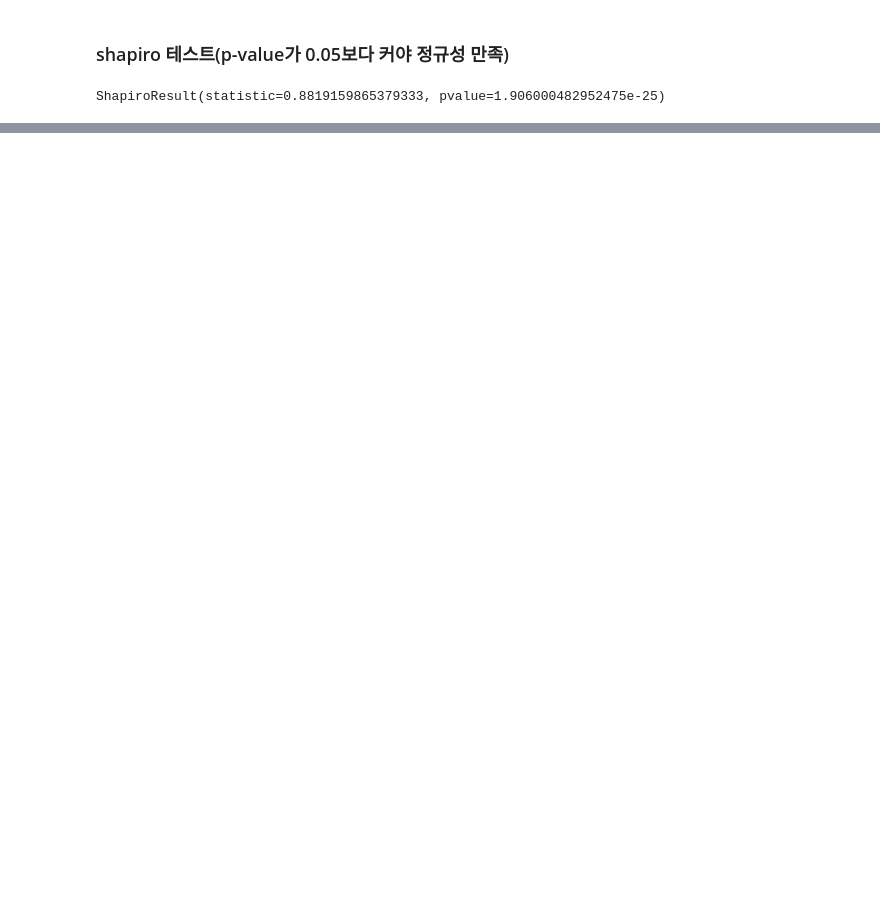
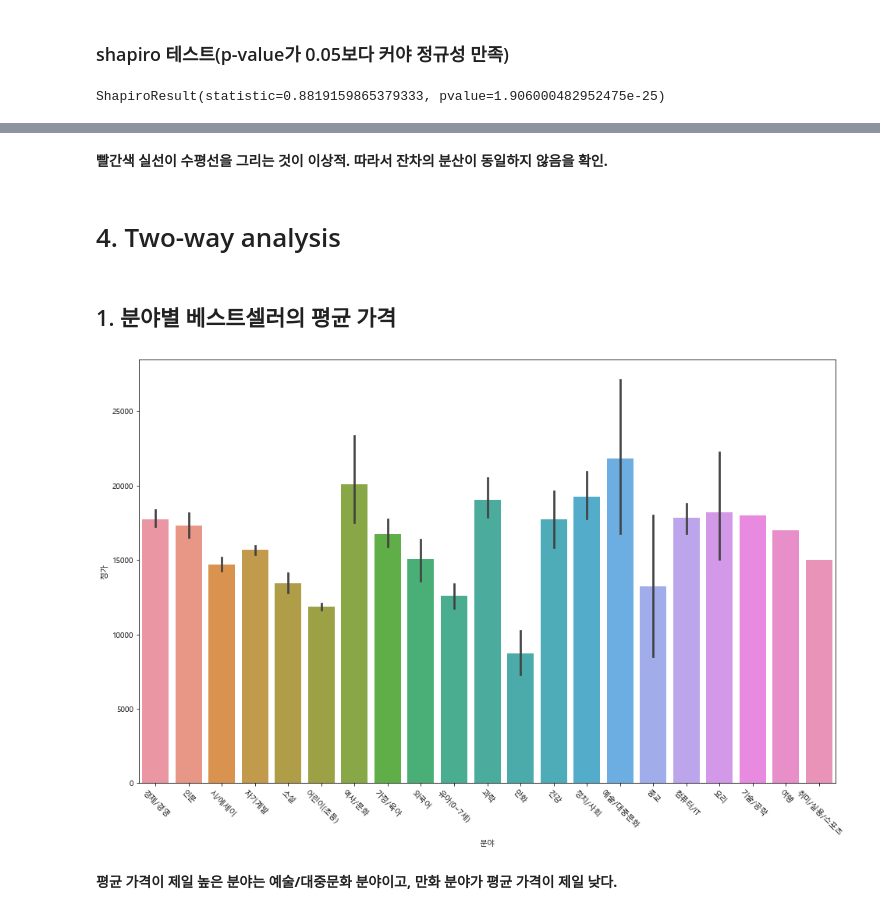
Before and after one commit to NamNamju/DataAnalysis, a Jupyter notebook: Empirical Study/book.ipynb, the cells around one changed output, grey strips where cells are left out. Saved outputs shown, nothing was run; the diff lists cells and outputs as text; code cells hidden in the pictures; blank space fills up the shorter version.

```diff
--- a/Empirical Study/book.ipynb
+++ b/Empirical Study/book.ipynb
@@ -298,0 +622,15 @@ sns.regplot(fitted, np.sqrt(np.abs(sr)), lowess=True, line_kws={'color': 'red'})
+# %% [markdown]
+**빨간색 실선이 수평선을 그리는 것이 이상적. 따라서 잔차의 분산이 동일하지 않음을 확인.**
+# %% [markdown]
+# 4. Two-way analysis
+# %% [markdown]
+## 1. 분야별 베스트셀러의 평균 가격
+# %%
+plt.figure(figsize = (16,10))
+plt.xticks(rotation = - 45 )
+sns.barplot(x='분야', y='정가', data=df1)
+plt.show()
+# %% [output]
+[figure, added]
+# %% [markdown]
+**평균 가격이 제일 높은 분야는 예술/대중문화 분야이고, 만화 분야가 평균 가격이 제일 낮다.**
```
Also changed, not shown: parts of 131 cells of this notebook.
